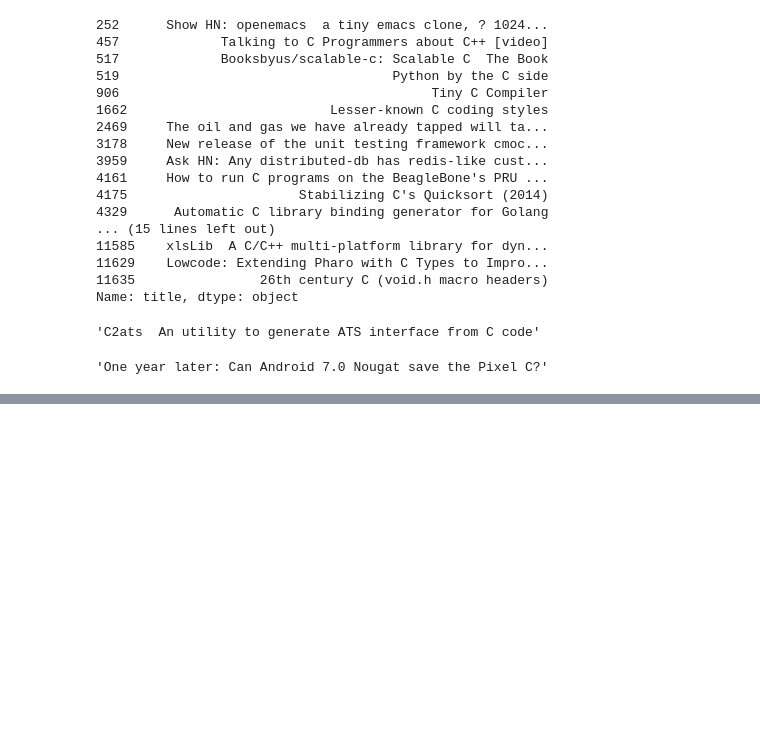
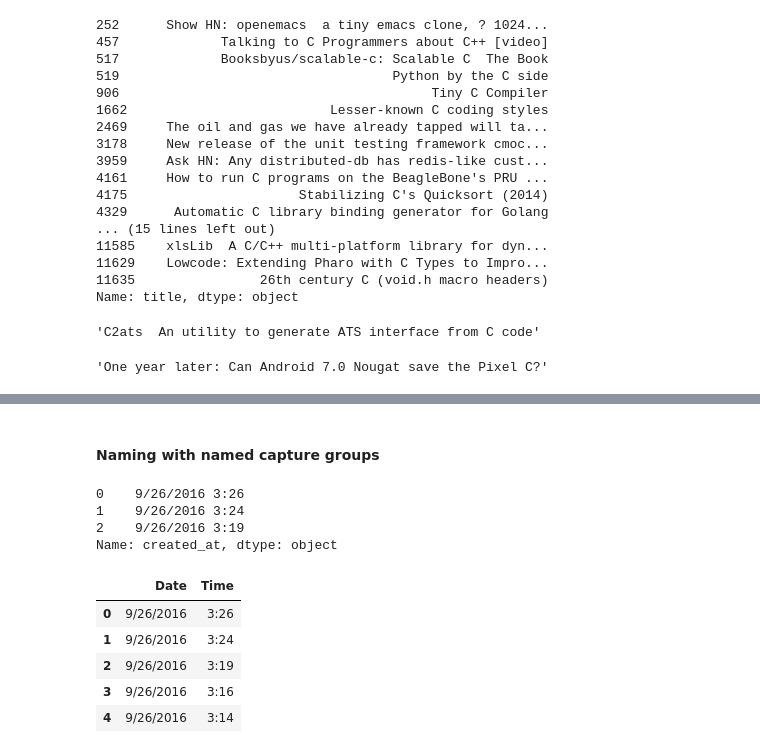
Before and after one commit to Ysbail/MiniProjects, a Jupyter notebook: Hackers News Posts/Regular_Expressions.ipynb, the cells around one changed output, grey strips where cells are left out. Cells and saved outputs as stored; diff of their text form; code cells hidden in the pictures; blank space fills up the shorter version.

```diff
--- a/Hackers News Posts/Regular_Expressions.ipynb
+++ b/Hackers News Posts/Regular_Expressions.ipynb
@@ -658,0 +886,20 @@ c_find[11129]
+# %% [markdown]
+#### Naming with named capture groups
+# %%
+created_at = hn['created_at'].head()
+created_at.head(3)
+# %% [output]
+0    9/26/2016 3:26
+1    9/26/2016 3:24
+2    9/26/2016 3:19
+Name: created_at, dtype: object
+# %%
+pattern = r"(?P<Date>.+) (?P<Time>.+)"
+created_at.str.extract(pattern)
+# %% [output]
+|  | Date | Time |
+| 0 | 9/26/2016 | 3:26 |
+| 1 | 9/26/2016 | 3:24 |
+| 2 | 9/26/2016 | 3:19 |
+| 3 | 9/26/2016 | 3:16 |
+| 4 | 9/26/2016 | 3:14 |
```
Also changed, not shown: parts of 38 cells of this notebook.
